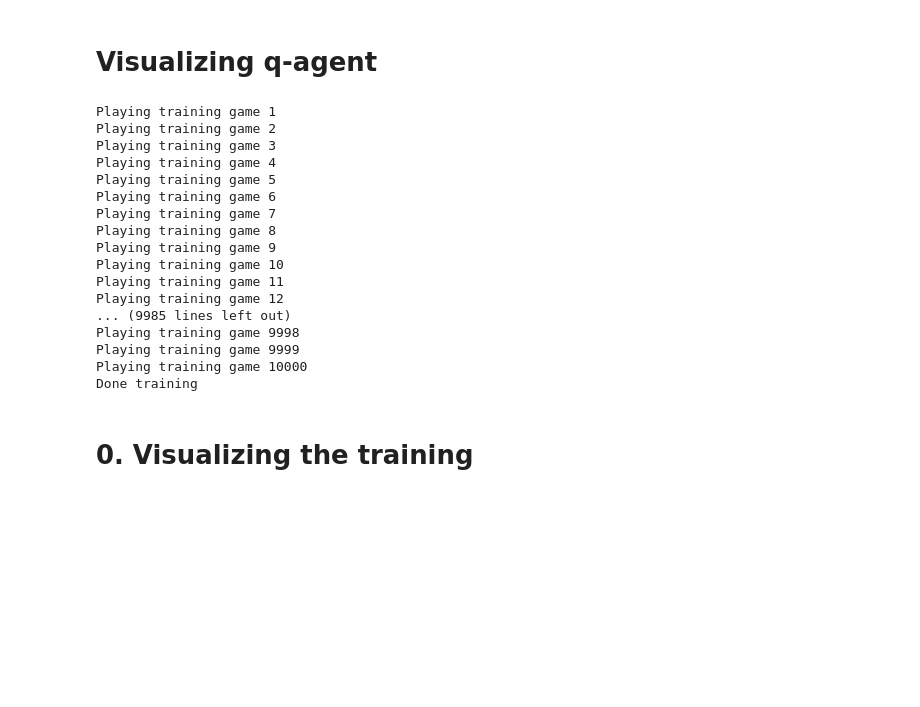
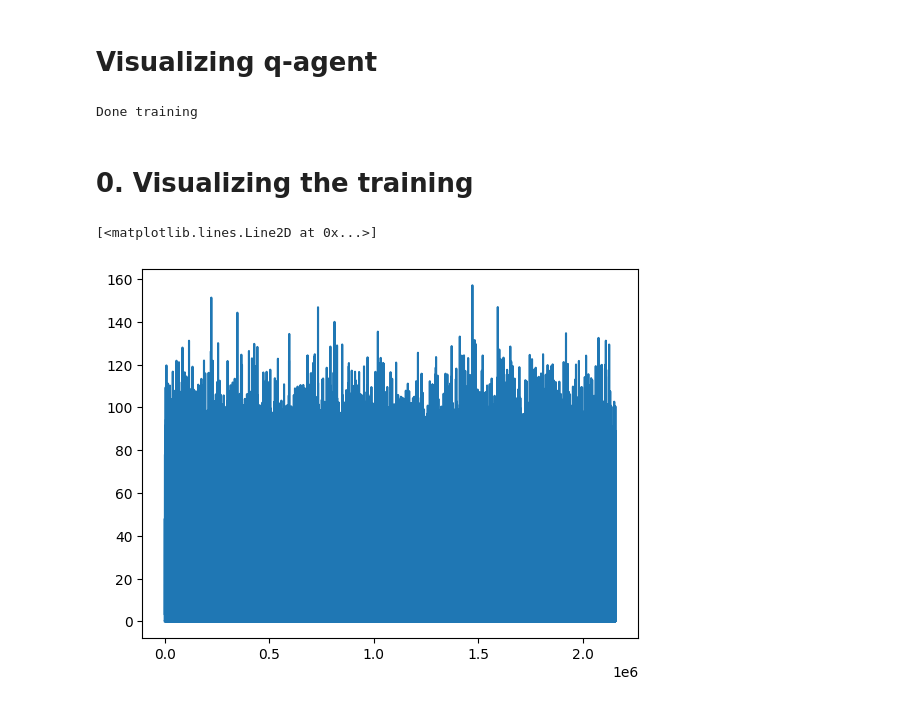
Before and after one commit to Brunozml/dominoes-rl, a Jupyter notebook: notebooks/visualizing_agent.ipynb, the cells around one changed output. Saved outputs shown, nothing was run; the diff lists cells and outputs as text; code cells hidden in the pictures; blank space fills up the shorter version.

```diff
--- a/notebooks/visualizing_agent.ipynb
+++ b/notebooks/visualizing_agent.ipynb
@@ -6,23 +7,7 @@ import numpy as np
 # %%
 q_agent = dominoes.players.QAgent()
-q_agent.train(10000)
+q_agent.train(100_000)
 # %% [output]
-Playing training game 1
-Playing training game 2
-Playing training game 3
-Playing training game 4
-Playing training game 5
-Playing training game 6
-Playing training game 7
-Playing training game 8
-Playing training game 9
-Playing training game 10
-Playing training game 11
-Playing training game 12
-... (9985 lines left out)
-Playing training game 9998
-Playing training game 9999
-Playing training game 10000
 Done training
 # %% [markdown]
 # 0. Visualizing the training
@@ -33,0 +14,5 @@ axs[0].set_title("Episode rewards")
+# %%
+plt.plot(range(len(q_agent.training_error)), q_agent.training_error)
+# %% [output]
+[<matplotlib.lines.Line2D at 0x...>]
+[figure, added]
```
Also changed, not shown: parts of 6 cells of this notebook, 9 other files.
